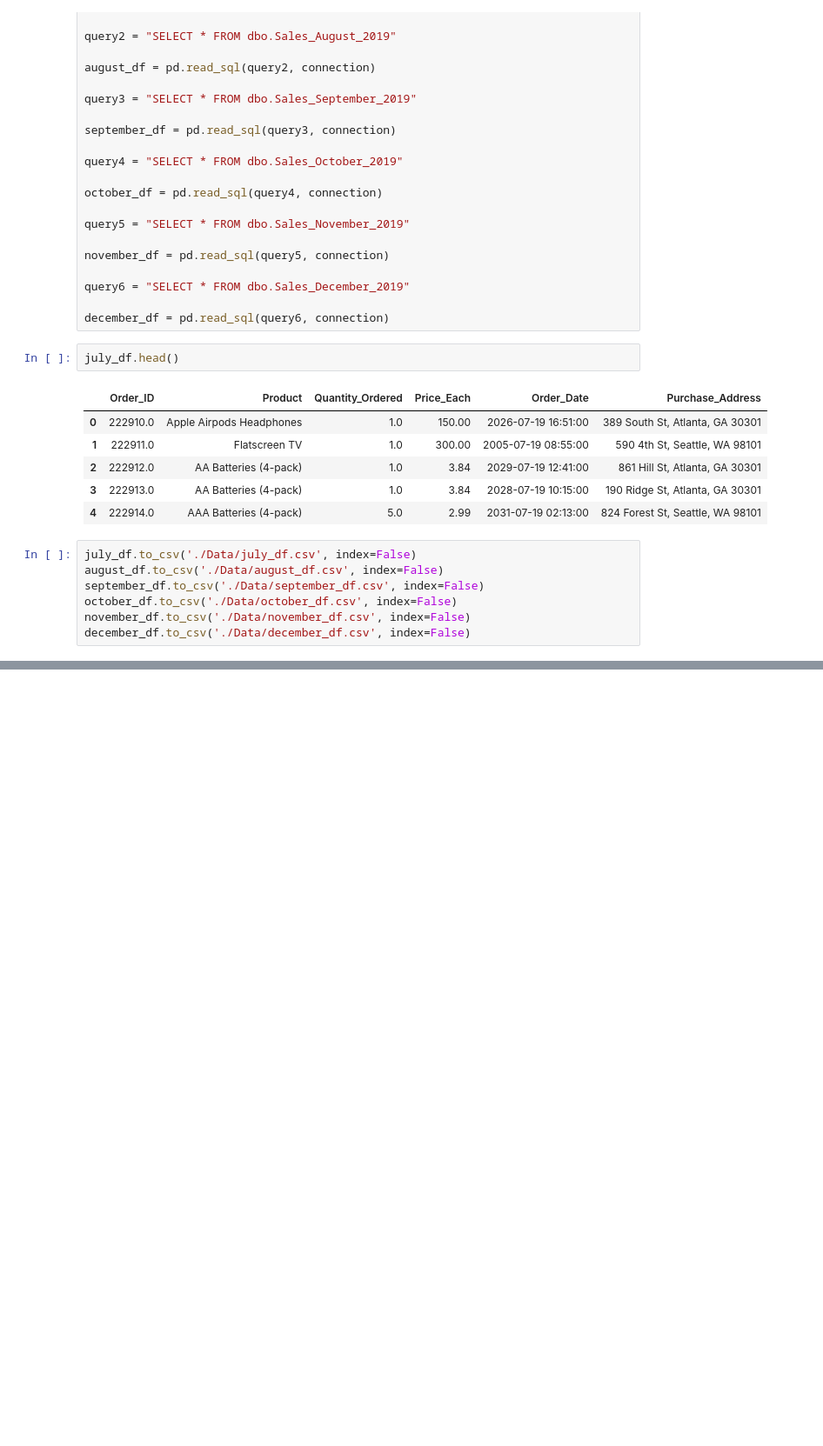
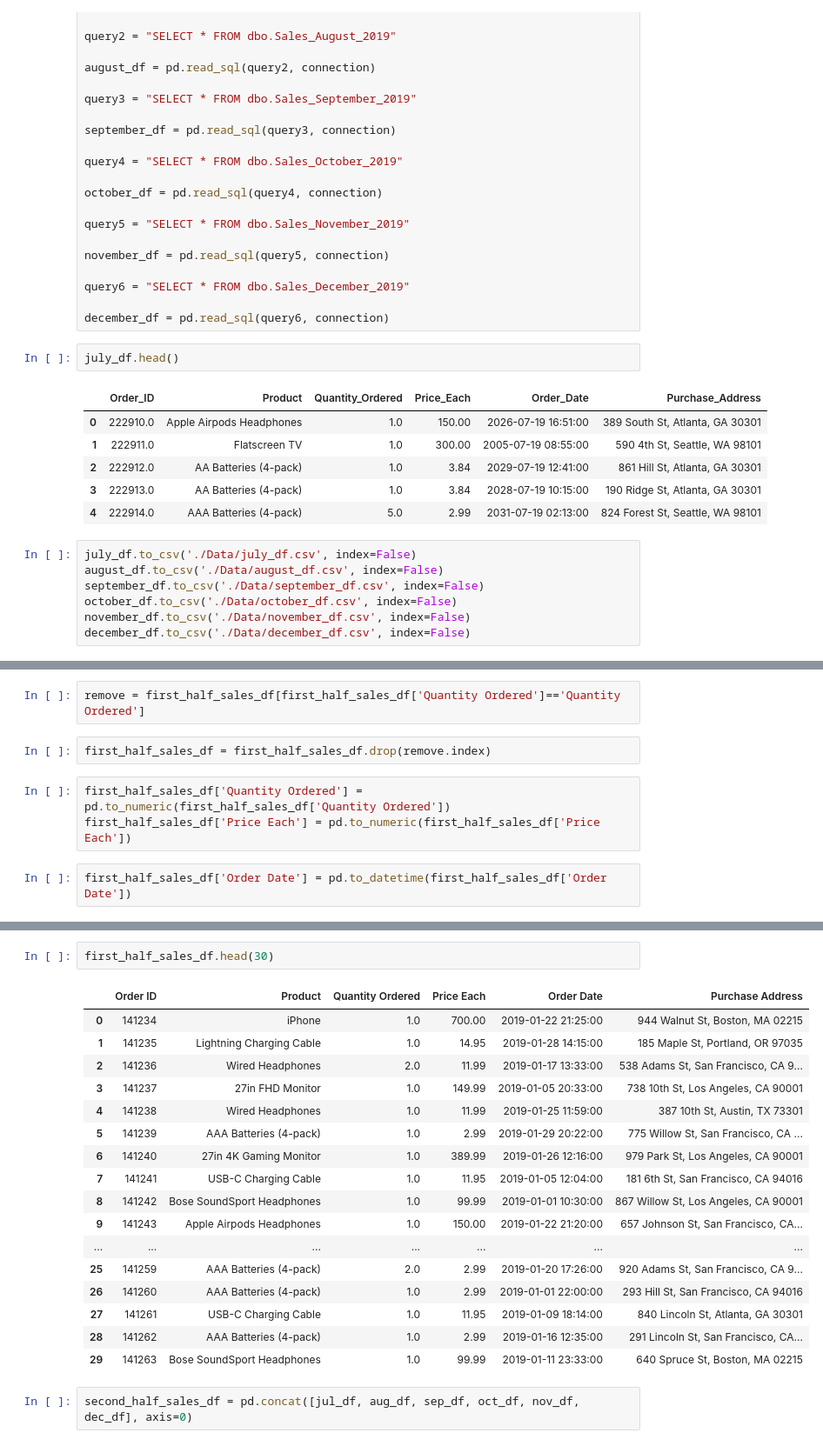
Before and after one commit to Koanim/Sales-Analysis-with-PowerBI, a Jupyter notebook: notebook.ipynb, the cells around one changed output, grey strips where cells are left out. Shown: that part at 87% size. Saved outputs shown, nothing was run; the diff lists cells and outputs as text; blank space fills up the shorter version.

```diff
--- a/notebook.ipynb
+++ b/notebook.ipynb
@@ -62,0 +230,9 @@ december_df.to_csv('./Data/december_df.csv', index=False)
+# %%
+remove = first_half_sales_df[first_half_sales_df['Quantity Ordered']=='Quantity Ordered']
+# %%
+first_half_sales_df = first_half_sales_df.drop(remove.index)
+# %%
+first_half_sales_df['Quantity Ordered'] = pd.to_numeric(first_half_sales_df['Quantity Ordered'])
+first_half_sales_df['Price Each'] = pd.to_numeric(first_half_sales_df['Price Each'])
+# %%
+first_half_sales_df['Order Date'] = pd.to_datetime(first_half_sales_df['Order Date'])
@@ -62,0 +255,22 @@ december_df.to_csv('./Data/december_df.csv', index=False)
+# %%
+first_half_sales_df.head(30)
+# %% [output]
+|  | Order ID | Product | Quantity Ordered | Price Each | Order Date | Purchase Address |
+| 0 | 141234 | iPhone | 1.0 | 700.00 | 2019-01-22 21:25:00 | 944 Walnut St, Boston, MA 02215 |
+| 1 | 141235 | Lightning Charging Cable | 1.0 | 14.95 | 2019-01-28 14:15:00 | 185 Maple St, Portland, OR 97035 |
+| 2 | 141236 | Wired Headphones | 2.0 | 11.99 | 2019-01-17 13:33:00 | 538 Adams St, San Francisco, CA 9... |
+| 3 | 141237 | 27in FHD Monitor | 1.0 | 149.99 | 2019-01-05 20:33:00 | 738 10th St, Los Angeles, CA 90001 |
+| 4 | 141238 | Wired Headphones | 1.0 | 11.99 | 2019-01-25 11:59:00 | 387 10th St, Austin, TX 73301 |
+| 5 | 141239 | AAA Batteries (4-pack) | 1.0 | 2.99 | 2019-01-29 20:22:00 | 775 Willow St, San Francisco, CA ... |
+| 6 | 141240 | 27in 4K Gaming Monitor | 1.0 | 389.99 | 2019-01-26 12:16:00 | 979 Park St, Los Angeles, CA 90001 |
+| 7 | 141241 | USB-C Charging Cable | 1.0 | 11.95 | 2019-01-05 12:04:00 | 181 6th St, San Francisco, CA 94016 |
+| 8 | 141242 | Bose SoundSport Headphones | 1.0 | 99.99 | 2019-01-01 10:30:00 | 867 Willow St, Los Angeles, CA 90001 |
+| 9 | 141243 | Apple Airpods Headphones | 1.0 | 150.00 | 2019-01-22 21:20:00 | 657 Johnson St, San Francisco, CA... |
+| ... | ... | ... | ... | ... | ... | ... |
+| 25 | 141259 | AAA Batteries (4-pack) | 2.0 | 2.99 | 2019-01-20 17:26:00 | 920 Adams St, San Francisco, CA 9... |
+| 26 | 141260 | AAA Batteries (4-pack) | 1.0 | 2.99 | 2019-01-01 22:00:00 | 293 Hill St, San Francisco, CA 94016 |
+| 27 | 141261 | USB-C Charging Cable | 1.0 | 11.95 | 2019-01-09 18:14:00 | 840 Lincoln St, Atlanta, GA 30301 |
+| 28 | 141262 | AAA Batteries (4-pack) | 1.0 | 2.99 | 2019-01-16 12:35:00 | 291 Lincoln St, San Francisco, CA... |
+| 29 | 141263 | Bose SoundSport Headphones | 1.0 | 99.99 | 2019-01-11 23:33:00 | 640 Spruce St, Boston, MA 02215 |
+# %%
+second_half_sales_df = pd.concat([jul_df, aug_df, sep_df, oct_df, nov_df, dec_df], axis=0)
```
Also changed, not shown: parts of 34 cells of this notebook, 1 other file.
